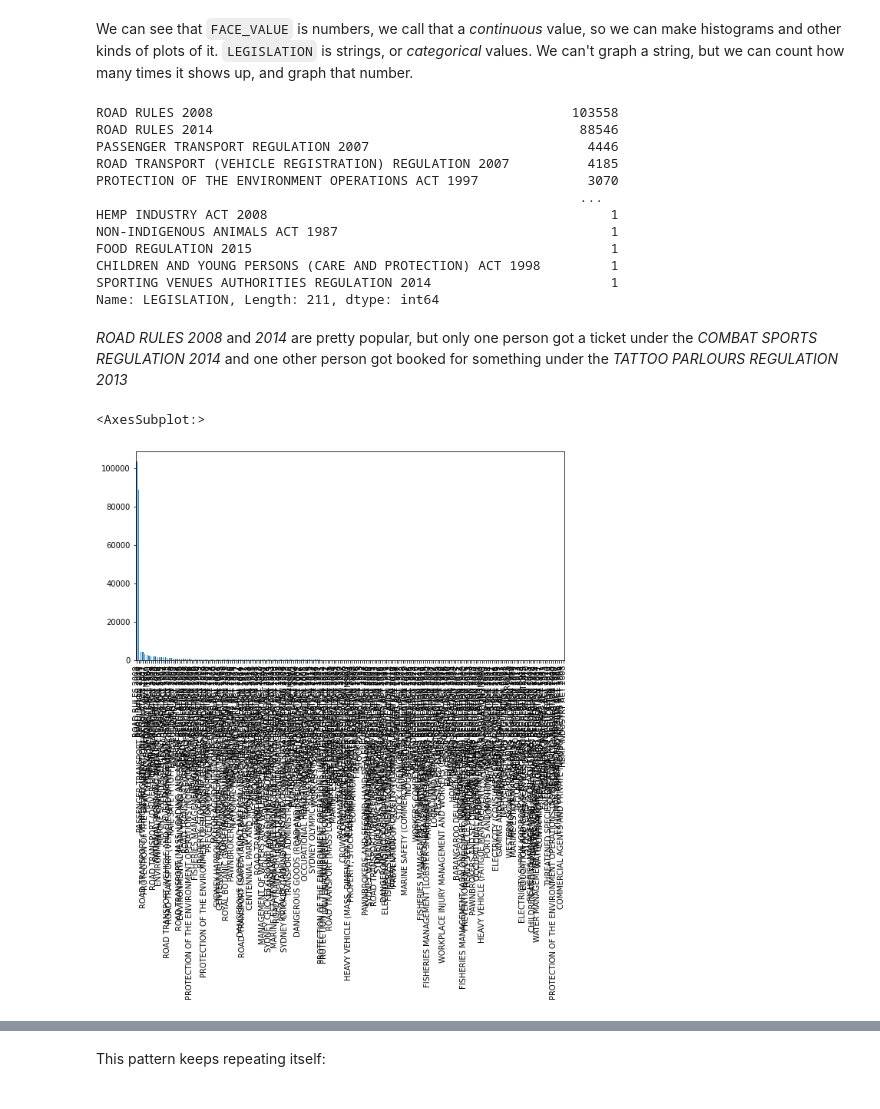
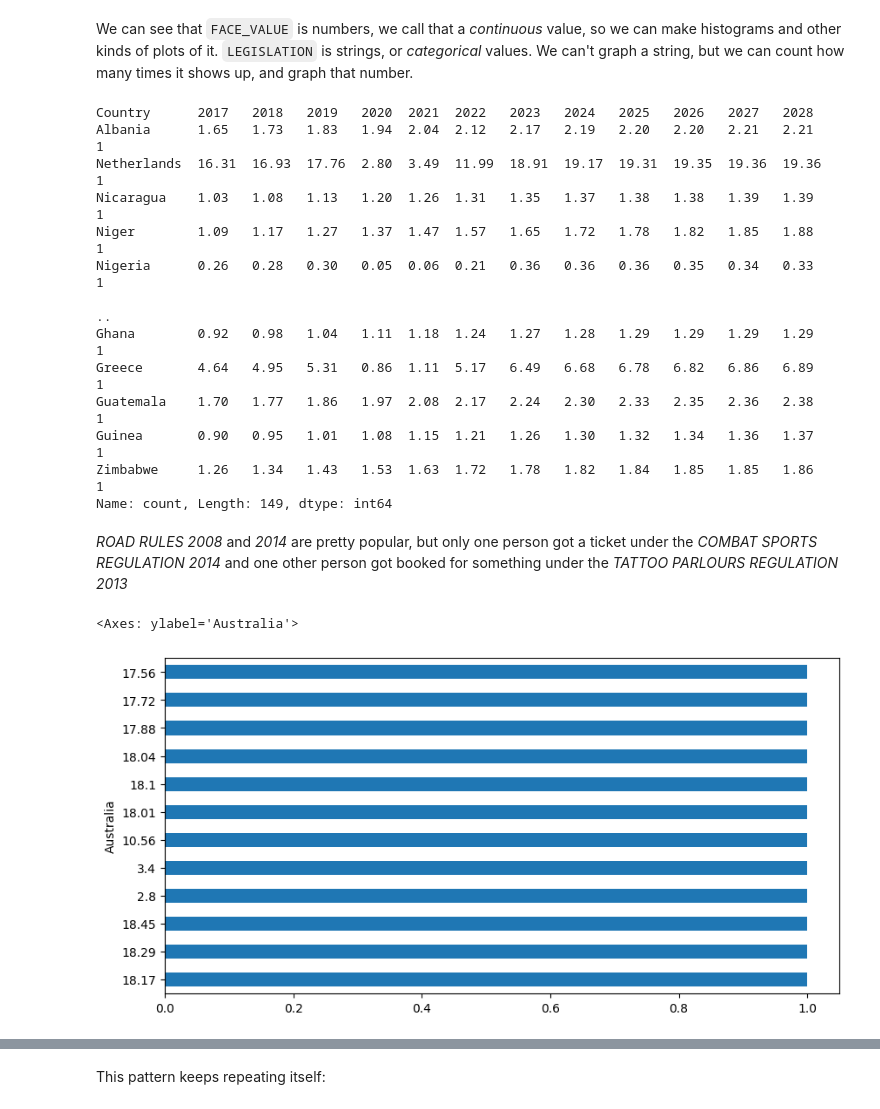
Before and after one commit to Teresa-bing/dataproject, a Jupyter notebook: basic_pandas.ipynb, the cells around one changed output, grey strips where cells are left out. Cells and saved outputs as stored; diff of their text form; code cells hidden in the pictures.

```diff
--- a/basic_pandas.ipynb
+++ b/basic_pandas.ipynb
@@ -61,0 +47,4 @@ penalty_data.head(15)
+# %%
+pen_df = pd.read_excel(filepath, sheet_name="Global Comparison", skiprows=157, skipfooter=2)
+print("done")
+pen_df.tail(15)
@@ -74,0 +103,3 @@ penalty_data.sample(5)
+# %%
+tdf=pen_df.set_index("Country").T
+tdf.head()
@@ -351,25 +540,26 @@ penalty_data.head(2)
 # %% [markdown]
 We can see that `FACE_VALUE` is numbers, we call that a _continuous_ value, so we can make histograms and other kinds of plots of it. `LEGISLATION` is strings, or _categorical_ values. We can't graph a string, but we can count how many times it shows up, and graph that number.
-# %%
-penalty_data.LEGISLATION.value_counts()
-# %% [output]
-ROAD RULES 2008                                              103558
-ROAD RULES 2014                                               88546
-PASSENGER TRANSPORT REGULATION 2007                            4446
-ROAD TRANSPORT (VEHICLE REGISTRATION) REGULATION 2007          4185
-PROTECTION OF THE ENVIRONMENT OPERATIONS ACT 1997              3070
-                                                              ...
-HEMP INDUSTRY ACT 2008                                            1
-NON-INDIGENOUS ANIMALS ACT 1987                                   1
-FOOD REGULATION 2015                                              1
-CHILDREN AND YOUNG PERSONS (CARE AND PROTECTION) ACT 1998         1
-SPORTING VENUES AUTHORITIES REGULATION 2014                       1
-Name: LEGISLATION, Length: 211, dtype: int64
+# %%
+pen_df.value_counts()
+# %% [output]
+Country      2017   2018   2019   2020  2021  2022   2023   2024   2025   2026   2027   2028
+Albania      1.65   1.73   1.83   1.94  2.04  2.12   2.17   2.19   2.20   2.20   2.21   2.21     1
+Netherlands  16.31  16.93  17.76  2.80  3.49  11.99  18.91  19.17  19.31  19.35  19.36  19.36    1
+Nicaragua    1.03   1.08   1.13   1.20  1.26  1.31   1.35   1.37   1.38   1.38   1.39   1.39     1
+Niger        1.09   1.17   1.27   1.37  1.47  1.57   1.65   1.72   1.78   1.82   1.85   1.88     1
+Nigeria      0.26   0.28   0.30   0.05  0.06  0.21   0.36   0.36   0.36   0.35   0.34   0.33     1
+                                                                                                ..
+Ghana        0.92   0.98   1.04   1.11  1.18  1.24   1.27   1.28   1.29   1.29   1.29   1.29     1
+Greece       4.64   4.95   5.31   0.86  1.11  5.17   6.49   6.68   6.78   6.82   6.86   6.89     1
+Guatemala    1.70   1.77   1.86   1.97  2.08  2.17   2.24   2.30   2.33   2.35   2.36   2.38     1
+Guinea       0.90   0.95   1.01   1.08  1.15  1.21   1.26   1.30   1.32   1.34   1.36   1.37     1
+Zimbabwe     1.26   1.34   1.43   1.53  1.63  1.72   1.78   1.82   1.84   1.85   1.85   1.86     1
+Name: count, Length: 149, dtype: int64
 # %% [markdown]
 *ROAD RULES 2008* and *2014* are pretty popular, but only one person got a ticket under the *COMBAT SPORTS REGULATION 2014* and one other person got booked for something under the *TATTOO PARLOURS REGULATION 2013*
 # %%
-pdvc = penalty_data.LEGISLATION.value_counts() # This makes a series
-pdvc.plot(kind="bar")
+pdvc = tdf["Australia"].value_counts() # This makes a series
+pdvc.plot(kind="barh")
 # %% [output]
-<AxesSubplot:>
+<Axes: ylabel='Australia'>
-[figure, old version]
+[figure, new version]
```
Also changed, not shown: parts of 75 cells of this notebook, 1 other file.
